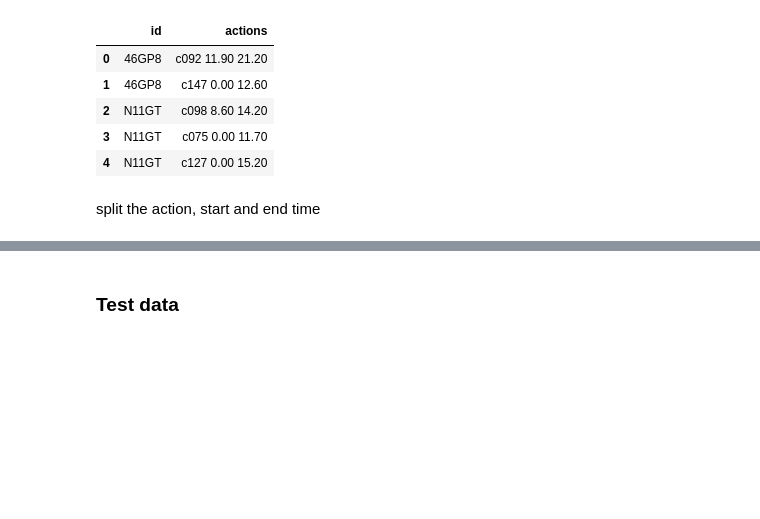
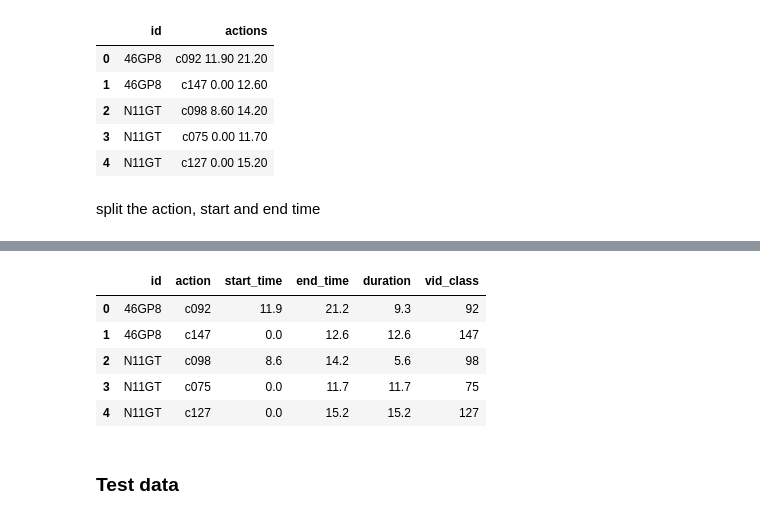
Before and after one commit to JavierTham/Transforming_CV, a Jupyter notebook: src/Data_processing.ipynb, the cells around one changed output, grey strips where cells are left out. Cells and saved outputs as stored; diff of their text form; code cells hidden in the pictures; blank space fills up the shorter version.

```diff
--- a/src/Data_processing.ipynb
+++ b/src/Data_processing.ipynb
@@ -112,3 +130,12 @@ df.head()
+# %%
+df.head()
+# %% [output]
+|  | id | action | start_time | end_time | duration | vid_class |
+| 0 | 46GP8 | c092 | 11.9 | 21.2 | 9.3 | 92 |
+| 1 | 46GP8 | c147 | 0.0 | 12.6 | 12.6 | 147 |
+| 2 | N11GT | c098 | 8.6 | 14.2 | 5.6 | 98 |
+| 3 | N11GT | c075 | 0.0 | 11.7 | 11.7 | 75 |
+| 4 | N11GT | c127 | 0.0 | 15.2 | 15.2 | 127 |
 # %%
 df.to_csv("../data/train_data2.csv", index = False)
 # %% [markdown]
```
Also changed, not shown: parts of 9 cells of this notebook, 5 other files.
